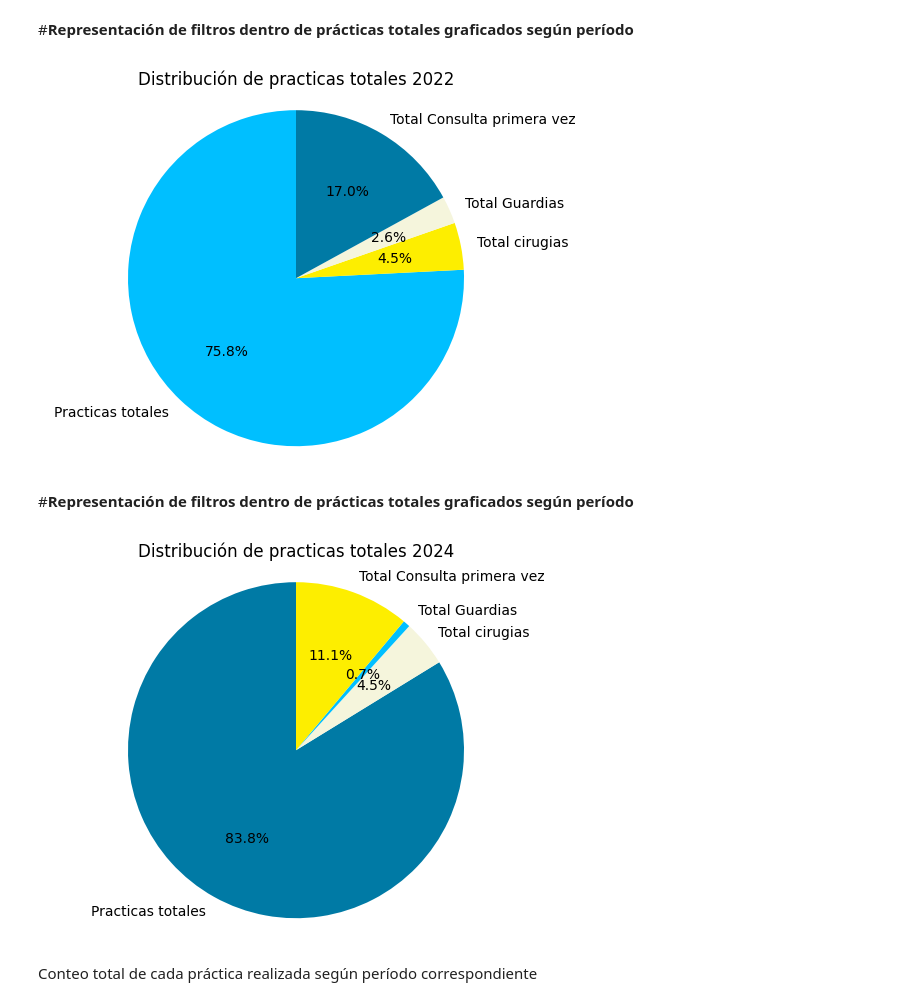
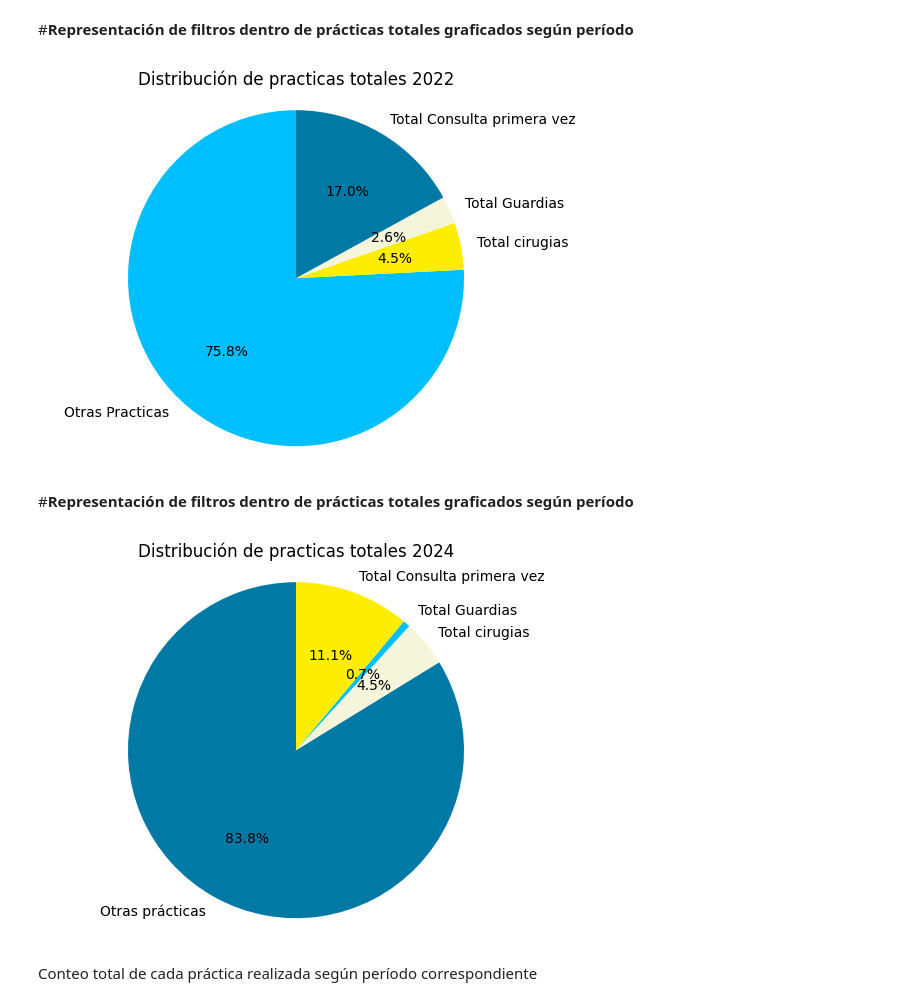
Before and after one commit to Smagali/Tps, a Jupyter notebook: PAMI_PP.ipynb, the cells around one changed output. Cells and saved outputs as stored; diff of their text form; code cells hidden in the pictures.

```diff
--- a/PAMI_PP.ipynb
+++ b/PAMI_PP.ipynb
@@ -310,28 +310,28 @@ Cantidad de cirugías realizadas en período 01-01-2024 / 30-06-2024: 692
 # %% [markdown]
 #**Representación de filtros dentro de prácticas totales graficados según período**
 # %%
-etiquetas = ['Practicas totales', 'Total cirugias', 'Total Guardias', 'Total Consulta primera vez']
+etiquetas = ['Otras Practicas', 'Total cirugias', 'Total Guardias', 'Total Consulta primera vez']
 conteos = [conteo_por_practica1, conteo_practica_cx1, Conteo_guardias1, conteo_Primeravez1]  # Conteos
 
 
 plt.pie(conteos, labels=etiquetas, autopct='%1.1f%%', startangle=90, colors=['#00bfff', '#fdee00', '#f5f5dc', '#007aa5'])
 
 
 plt.axis('equal')
 
 
 plt.title('Distribución de practicas totales 2022')
 
 
 
 
 plt.show()
 # %% [output]
-[figure, old version]
+[figure, new version]
 # %% [markdown]
 #**Representación de filtros dentro de prácticas totales graficados según período**
 # %%
-etiquetas = ['Practicas totales', 'Total cirugias', 'Total Guardias', 'Total Consulta primera vez']
+etiquetas = ['Otras prácticas', 'Total cirugias', 'Total Guardias', 'Total Consulta primera vez']
 conteos = [conteo_por_practica2, conteo_practica_cx2, Conteo_guardias2, conteo_Primeravez2]
 
 
@@ -348,7 +348,7 @@ plt.title('Distribución de practicas totales 2024')
 
 plt.show()
 # %% [output]
-[figure, old version]
+[figure, new version]
 # %% [markdown]
 Conteo total de cada práctica realizada según período correspondiente
 # %%
```
Also changed, not shown: parts of 2 cells of this notebook.
